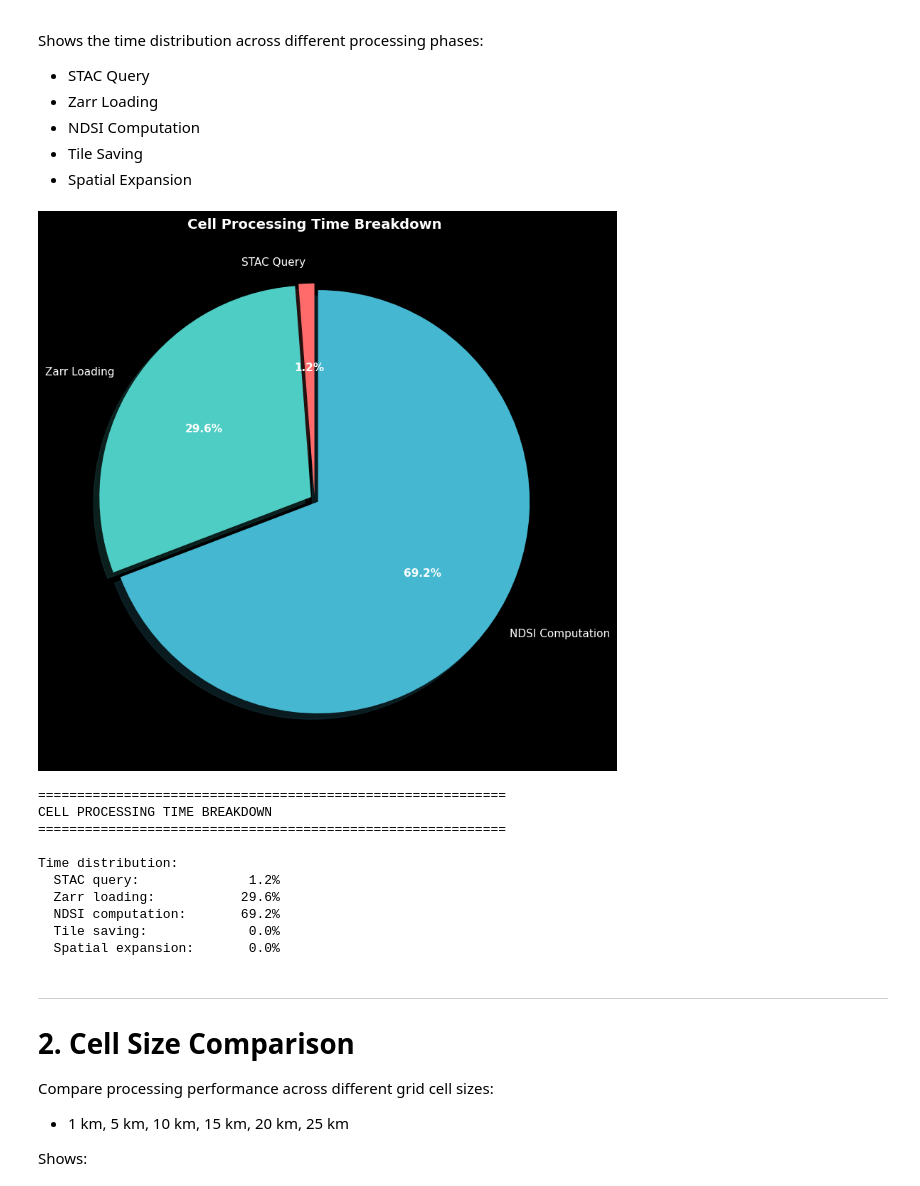
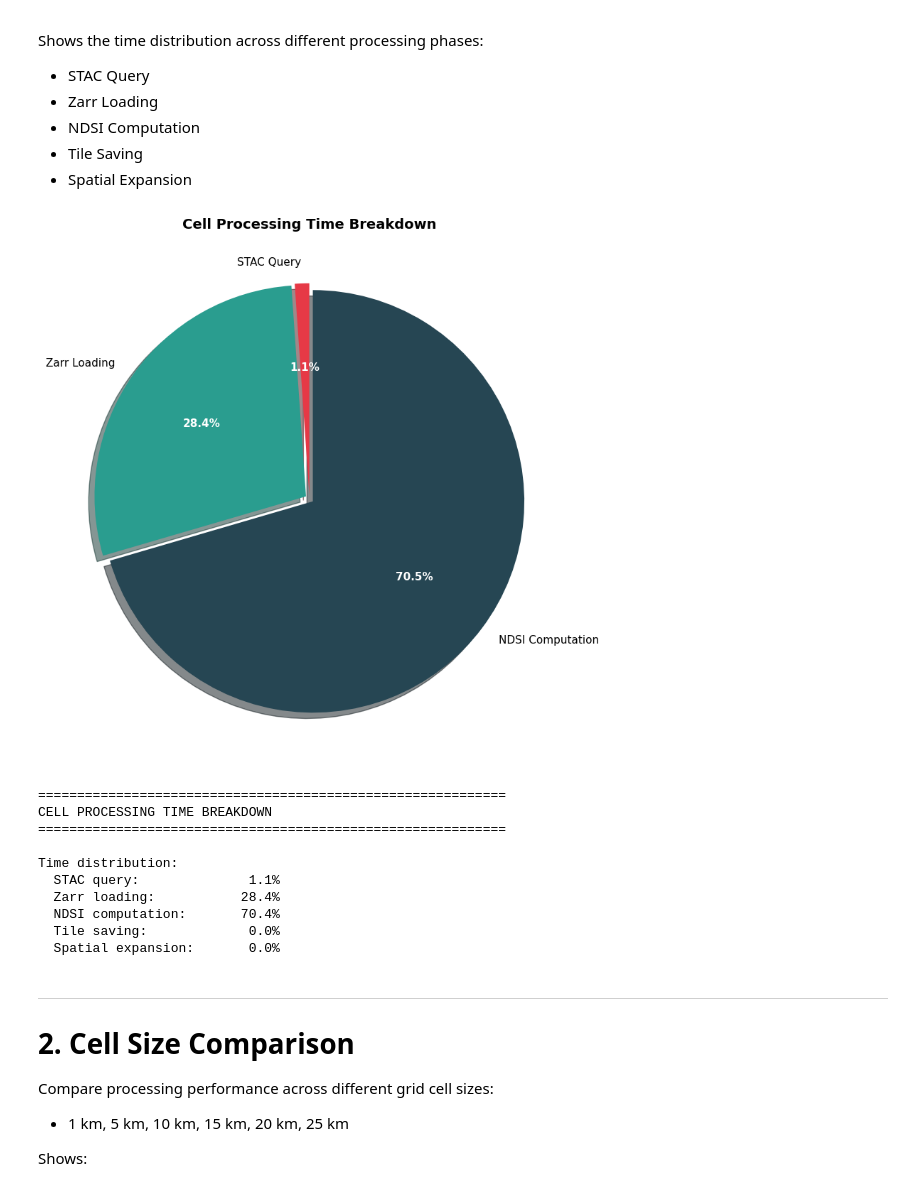
Before and after one commit to jkrumboe/Study-Project, a Jupyter notebook: benchmarking_visualization.ipynb, the cells around one changed output. Saved outputs shown, nothing was run; the diff lists cells and outputs as text; code cells hidden in the pictures.

```diff
--- a/benchmarking_visualization.ipynb
+++ b/benchmarking_visualization.ipynb
@@ -30,7 +66,7 @@ plt.rcParams['font.size'] = 11
 OUTPUT_DIR = Path('output')
 
 # For single test analysis, set the specific test folder
-SINGLE_TEST_DIR = OUTPUT_DIR / 'test_monitored_Right_10k'  # Change this to your test folder
+SINGLE_TEST_DIR = OUTPUT_DIR / 'test_monitored_Right_183k'  # Change this to your test folder
 
 # For cell size comparison, define folders for each grid size
 # Format: {grid_size_km: 'folder_name'}
@@ -40,7 +76,7 @@ CELL_SIZE_TESTS = {
     10: 'test_monitored_Right_10k',
     12: 'test_monitored_Right_12k',
     15: 'test_monitored_Right_15k',
-    18: 'test_monitored_Right_183k',
+    18.3: 'test_monitored_Right_183k',
     20: 'test_monitored_Right_20k',
     25: 'test_monitored_Right_25k',
 }
@@ -120,9 +156,10 @@ if test_data['statistics'] and 'cell_timing' in test_data['statistics'].get('res
             filtered_labels.append(label)
             filtered_sizes.append(size)
 
-    # Colors for each segment
-    colors = ['#ff6b6b', '#4ecdc4', '#45b7d1', '#96ceb4', '#ffeaa7']
-    filtered_colors = colors[:len(filtered_labels)]
+    # Consistent pie chart colors
+    pie_colors = [COLORS['stac_query'], COLORS['zarr_load'], COLORS['ndsi_compute'],
+                  COLORS['tile_save'], COLORS['expansion']]
+    filtered_colors = pie_colors[:len(filtered_labels)]
 
     # Create pie chart
     fig, ax = plt.subplots(figsize=(10, 8))
@@ -133,42 +170,42 @@ if test_data['statistics'] and 'cell_timing' in test_data['statistics'].get('res
         labels=filtered_labels,
         autopct='%1.1f%%',
         colors=filtered_colors,
         explode=[0.02] * len(filtered_sizes),
         shadow=True,
         startangle=90
     )
     ax.set_title('Cell Processing Time Breakdown', fontsize=14, fontweight='bold')
 
     # Make percentage labels more visible
     for autotext in autotexts:
         autotext.set_color('white')
         autotext.set_fontweight('bold')
 
     plt.tight_layout()
     plt.show()
 
     # Print text summary
     print("\n" + "=" * 60)
     print("CELL PROCESSING TIME BREAKDOWN")
     print("=" * 60)
     print(f"\nTime distribution:")
     print(f"  STAC query:           {time_dist.get('stac_query', 0):>6.1f}%")
     print(f"  Zarr loading:         {time_dist.get('zarr_load', 0):>6.1f}%")
     print(f"  NDSI computation:     {time_dist.get('ndsi_compute', 0):>6.1f}%")
     print(f"  Tile saving:          {time_dist.get('tile_save', 0):>6.1f}%")
     print(f"  Spatial expansion:    {time_dist.get('spatial_expansion', 0):>6.1f}%")
 else:
     print("❌ No cell timing data available in statistics.")
 # %% [output]
-[figure, old version]
+[figure, new version]
 ============================================================
 CELL PROCESSING TIME BREAKDOWN
 ============================================================
 
 Time distribution:
-  STAC query:              1.2%
-  Zarr loading:           29.6%
-  NDSI computation:       69.2%
+  STAC query:              1.1%
+  Zarr loading:           28.4%
+  NDSI computation:       70.4%
   Tile saving:             0.0%
   Spatial expansion:       0.0%
 # %% [markdown]
```
Also changed, not shown: parts of 9 cells of this notebook.
